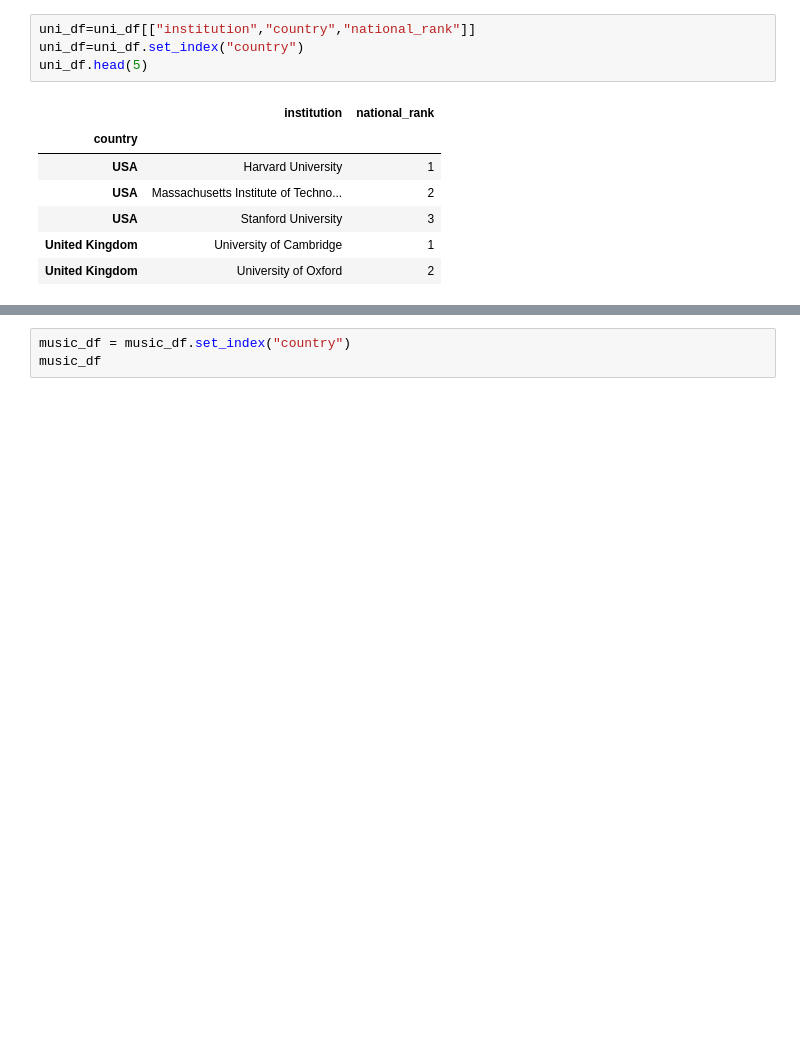
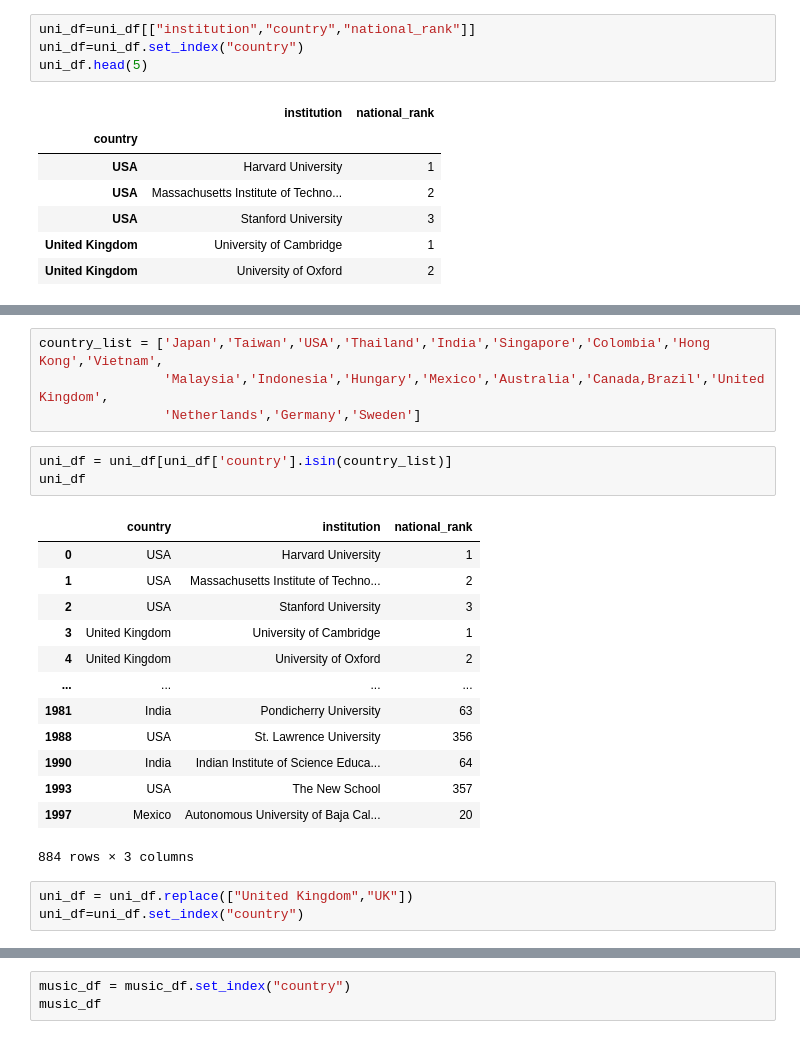
Before and after one commit to ktruong14/project-2, a Jupyter notebook: ETL_data.ipynb, the cells around one changed output, grey strips where cells are left out. Cells and saved outputs as stored; diff of their text form; blank space fills up the shorter version.

```diff
--- a/ETL_data.ipynb
+++ b/ETL_data.ipynb
@@ -266,0 +284,24 @@ uni_df.head(5)
+# %%
+country_list = ['Japan','Taiwan','USA','Thailand','India','Singapore','Colombia','Hong Kong','Vietnam',
+                'Malaysia','Indonesia','Hungary','Mexico','Australia','Canada,Brazil','United Kingdom',
+                'Netherlands','Germany','Sweden']
+# %%
+uni_df = uni_df[uni_df['country'].isin(country_list)]
+uni_df
+# %% [output]
+|  | country | institution | national_rank |
+| 0 | USA | Harvard University | 1 |
+| 1 | USA | Massachusetts Institute of Techno... | 2 |
+| 2 | USA | Stanford University | 3 |
+| 3 | United Kingdom | University of Cambridge | 1 |
+| 4 | United Kingdom | University of Oxford | 2 |
+| ... | ... | ... | ... |
+| 1981 | India | Pondicherry University | 63 |
+| 1988 | USA | St. Lawrence University | 356 |
+| 1990 | India | Indian Institute of Science Educa... | 64 |
+| 1993 | USA | The New School | 357 |
+| 1997 | Mexico | Autonomous University of Baja Cal... | 20 |
+884 rows × 3 columns
+# %%
+uni_df = uni_df.replace(["United Kingdom","UK"])
+uni_df=uni_df.set_index("country")
```
Also changed, not shown: parts of 3 cells of this notebook.
